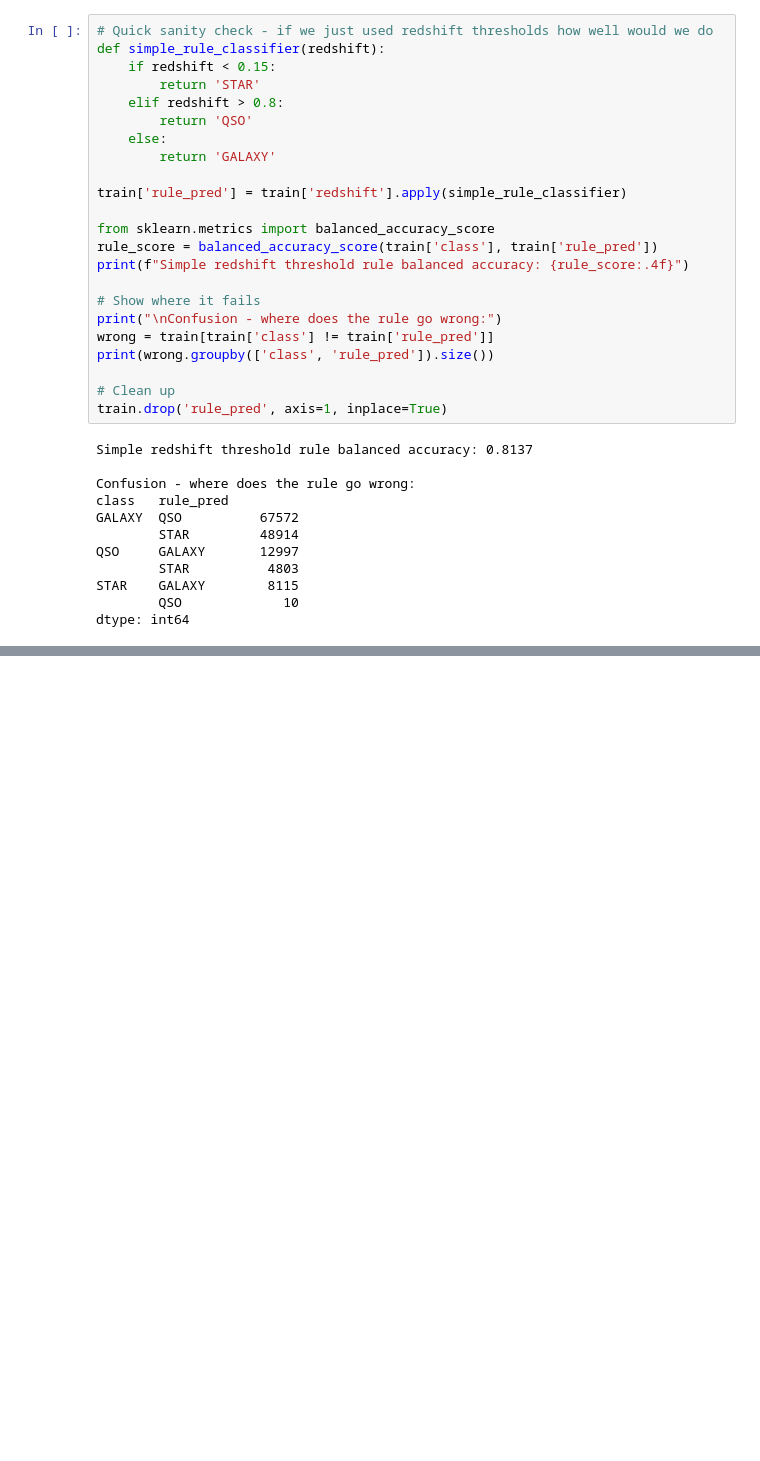
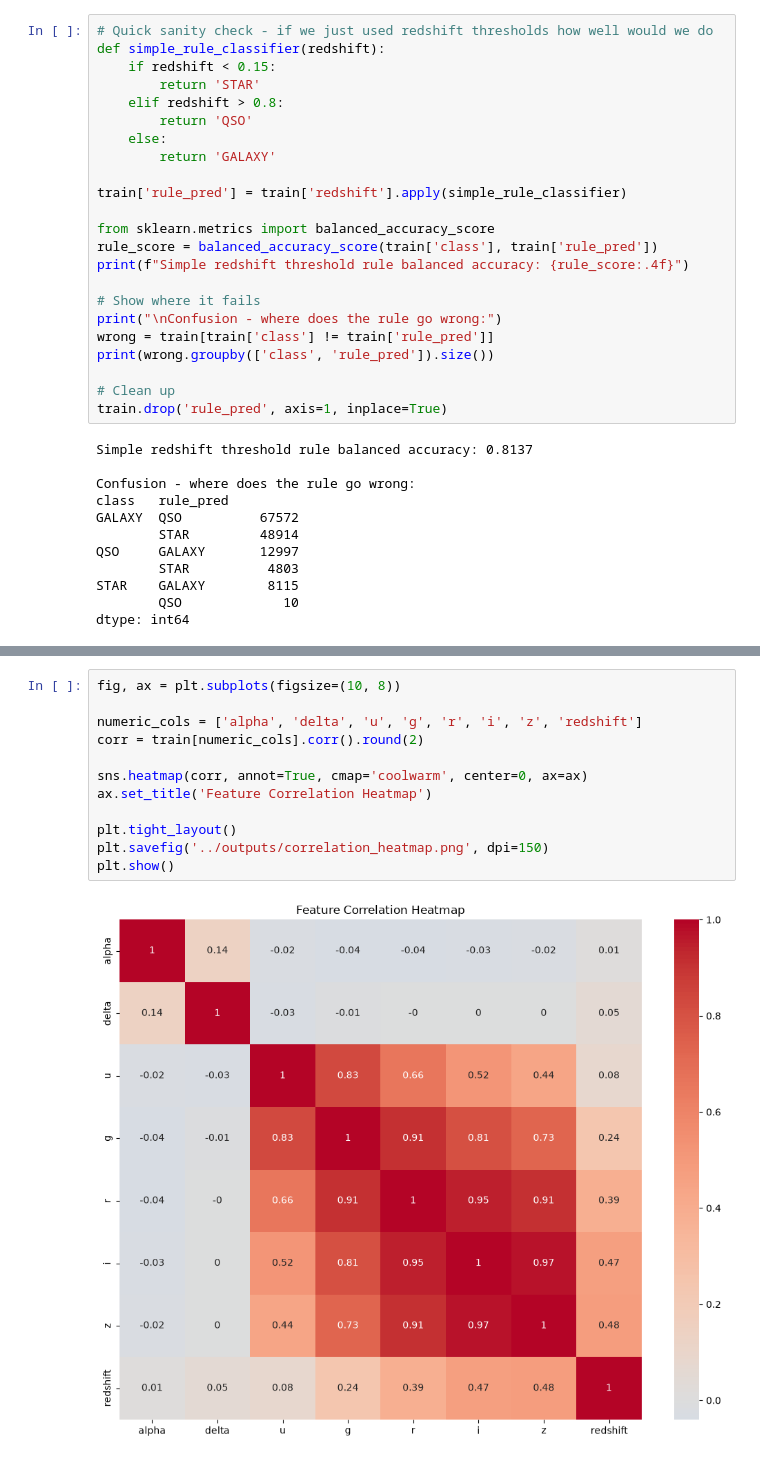
Before and after one commit to Rohak-Thakur/Kaggle-Stellar-Classification, a Jupyter notebook: notebooks/EDA.ipynb, the cells around one changed output, grey strips where cells are left out. Drawn from its saved outputs; the diff is of its cells as text; blank space fills up the shorter version.

```diff
--- a/notebooks/EDA.ipynb
+++ b/notebooks/EDA.ipynb
@@ -277,0 +312,14 @@ dtype: int64
+# %%
+fig, ax = plt.subplots(figsize=(10, 8))
+
+numeric_cols = ['alpha', 'delta', 'u', 'g', 'r', 'i', 'z', 'redshift']
+corr = train[numeric_cols].corr().round(2)
+
+sns.heatmap(corr, annot=True, cmap='coolwarm', center=0, ax=ax)
+ax.set_title('Feature Correlation Heatmap')
+
+plt.tight_layout()
+plt.savefig('../outputs/correlation_heatmap.png', dpi=150)
+plt.show()
+# %% [output]
+[figure, added]
```
Also changed, not shown: parts of 2 cells of this notebook, 2 other files.
